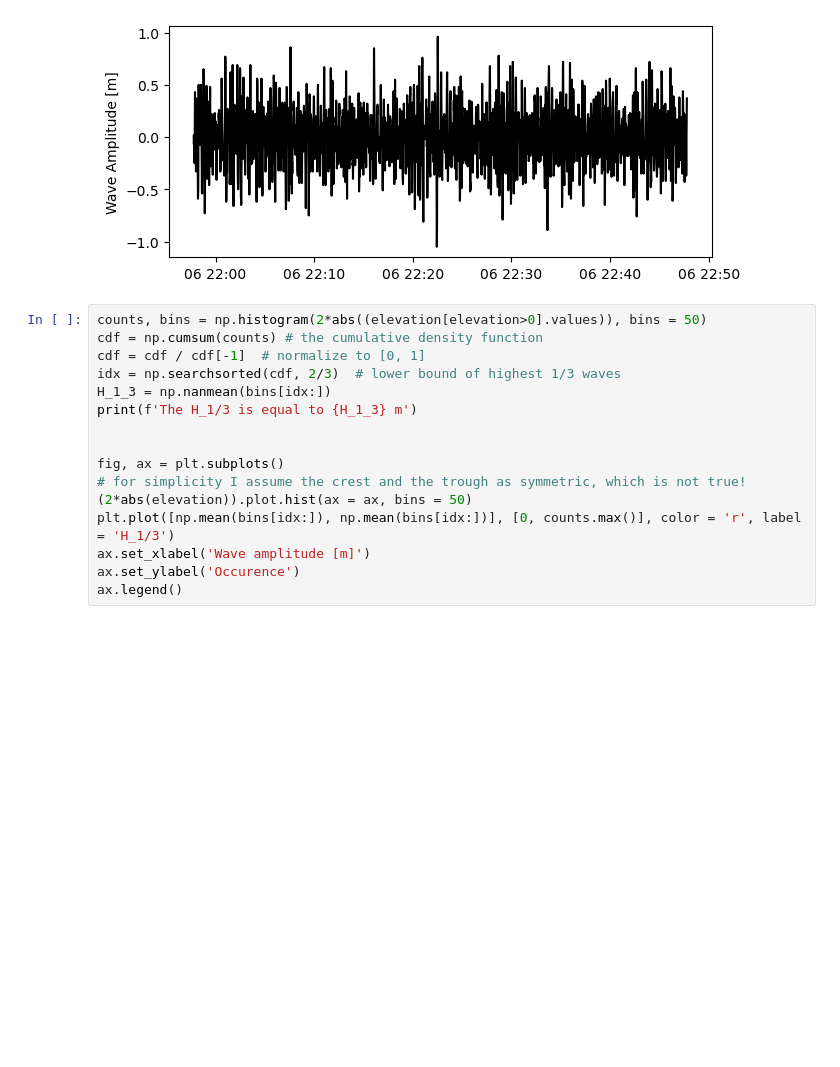
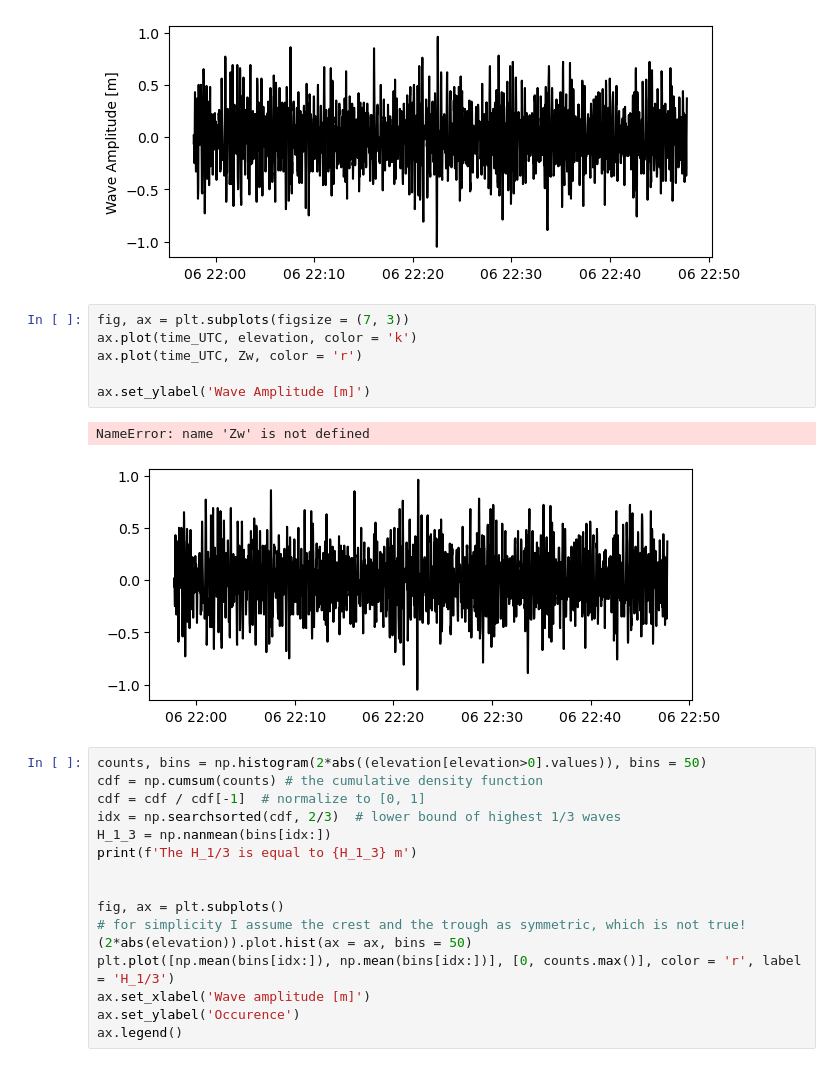
Before and after one commit to gmarechal/signal_processing_utoulouse, a Jupyter notebook: sgl_img_proc/_build/jupyter_execute/spectral_analysis_on_geo_record.ipynb, the cells around one changed output. Saved outputs shown, nothing was run; the diff lists cells and outputs as text; blank space fills up the shorter version.

```diff
--- a/sgl_img_proc/_build/jupyter_execute/spectral_analysis_on_geo_record.ipynb
+++ b/sgl_img_proc/_build/jupyter_execute/spectral_analysis_on_geo_record.ipynb
@@ -192,6 +232,15 @@ ax.set_ylabel('Wave Amplitude [m]')
 # %% [output]
 Text(0, 0.5, 'Wave Amplitude [m]')
 [figure]
+# %%
+fig, ax = plt.subplots(figsize = (7, 3))
+ax.plot(time_UTC, elevation, color = 'k')
+ax.plot(time_UTC, Zw, color = 'r')
+
+ax.set_ylabel('Wave Amplitude [m]')
+# %% [output]
+NameError: name 'Zw' is not defined
+[figure, added]
 # %%
 counts, bins = np.histogram(2*abs((elevation[elevation>0].values)), bins = 50)
 cdf = np.cumsum(counts) # the cumulative density function
```
Also changed, not shown: parts of 5 cells of this notebook, 51 other files.
